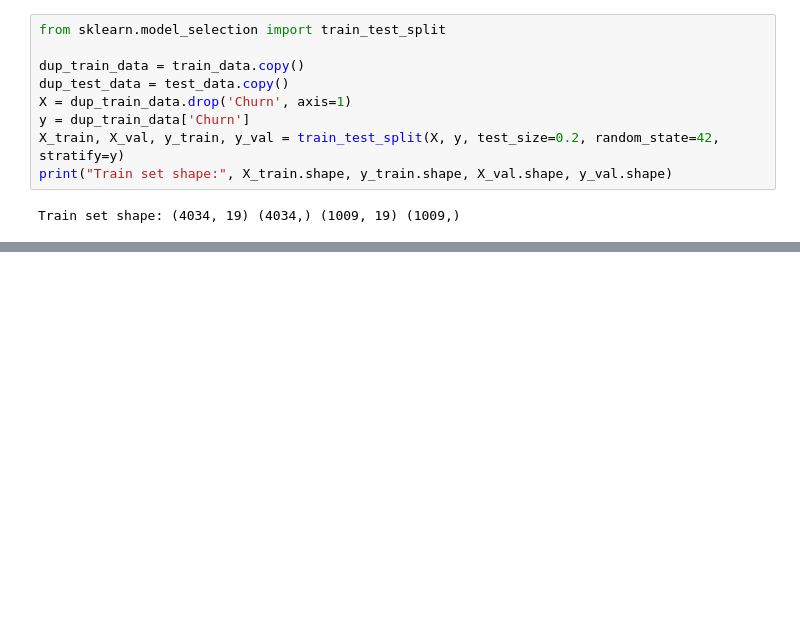
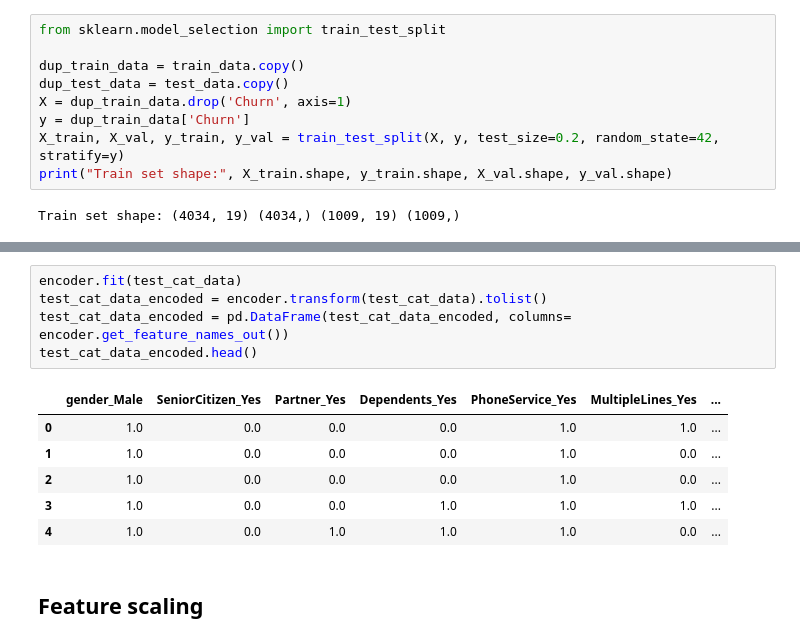
Before and after one commit to BrianBassey37/Project_Portfolio, a Jupyter notebook: Telco_churn/Telco_churn_notebook.ipynb, the cells around one changed output, grey strips where cells are left out. Saved outputs shown, nothing was run; the diff lists cells and outputs as text; blank space fills up the shorter version.

```diff
--- a/Telco_churn/Telco_churn_notebook.ipynb
+++ b/Telco_churn/Telco_churn_notebook.ipynb
@@ -868,0 +896,14 @@ X_train_cat
+# %%
+encoder.fit(test_cat_data)
+test_cat_data_encoded = encoder.transform(test_cat_data).tolist()
+test_cat_data_encoded = pd.DataFrame(test_cat_data_encoded, columns= encoder.get_feature_names_out())
+test_cat_data_encoded.head()
+# %% [output]
+|  | gender_Male | SeniorCitizen_Yes | Partner_Yes | Dependents_Yes | PhoneService_Yes | MultipleLines_Yes | ... |
+| 0 | 1.0 | 0.0 | 0.0 | 0.0 | 1.0 | 1.0 | ... |
+| 1 | 1.0 | 0.0 | 0.0 | 0.0 | 1.0 | 0.0 | ... |
+| 2 | 1.0 | 0.0 | 0.0 | 0.0 | 1.0 | 0.0 | ... |
+| 3 | 1.0 | 0.0 | 0.0 | 1.0 | 1.0 | 1.0 | ... |
+| 4 | 1.0 | 0.0 | 1.0 | 1.0 | 1.0 | 0.0 | ... |
+# %% [markdown]
+## Feature scaling
```
Also changed, not shown: parts of 6 cells of this notebook.
